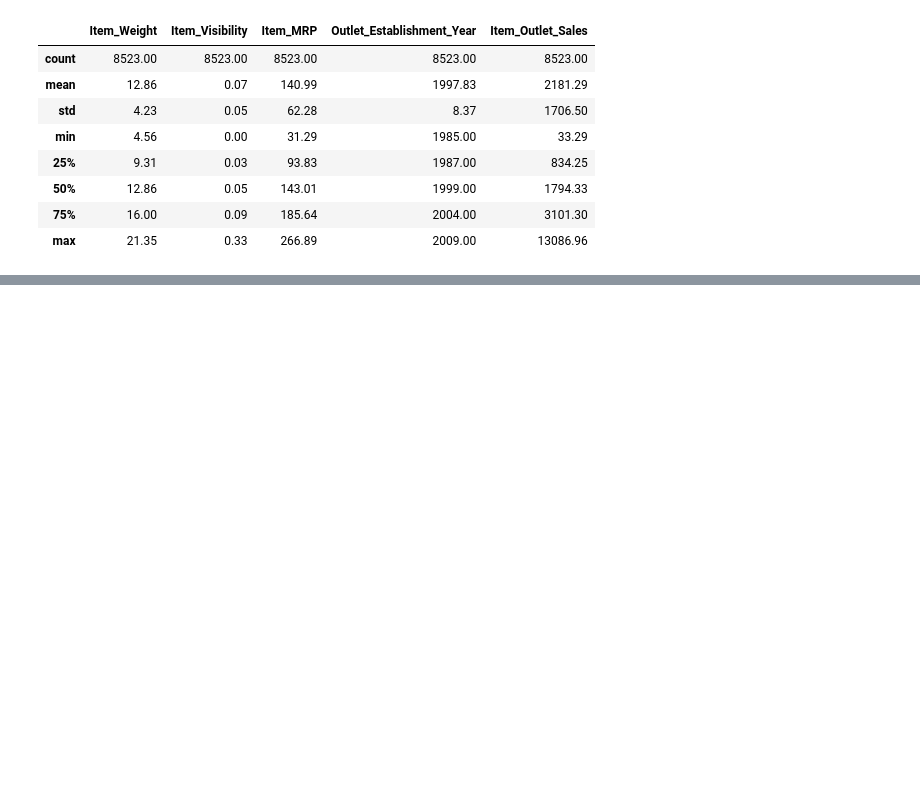
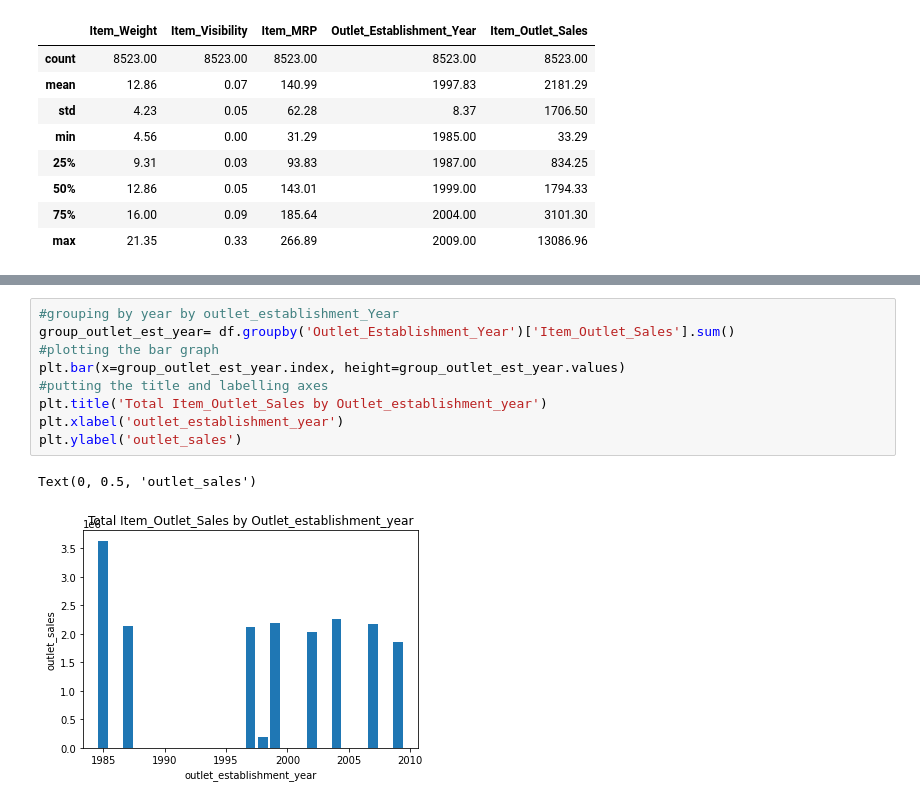
Before and after one commit to Gloria-L19/Sales_prediction, a Jupyter notebook: Salesprediction.ipynb, the cells around one changed output, grey strips where cells are left out. Drawn from its saved outputs; the diff is of its cells as text; blank space fills up the shorter version.

```diff
--- a/Salesprediction.ipynb
+++ b/Salesprediction.ipynb
@@ -119,0 +165,12 @@ df.describe().round(2)
+# %%
+#grouping by year by outlet_establishment_Year
+group_outlet_est_year= df.groupby('Outlet_Establishment_Year')['Item_Outlet_Sales'].sum()
+#plotting the bar graph
+plt.bar(x=group_outlet_est_year.index, height=group_outlet_est_year.values)
+#putting the title and labelling axes
+plt.title('Total Item_Outlet_Sales by Outlet_establishment_year')
+plt.xlabel('outlet_establishment_year')
+plt.ylabel('outlet_sales')
+# %% [output]
+Text(0, 0.5, 'outlet_sales')
+[figure, added]
```
Also changed, not shown: parts of 13 cells of this notebook.
